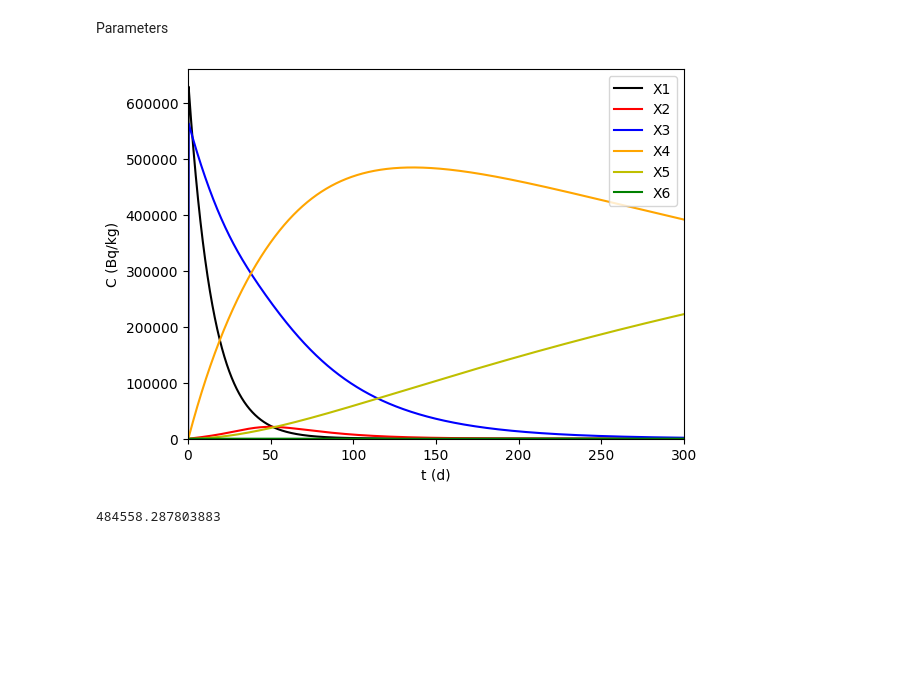
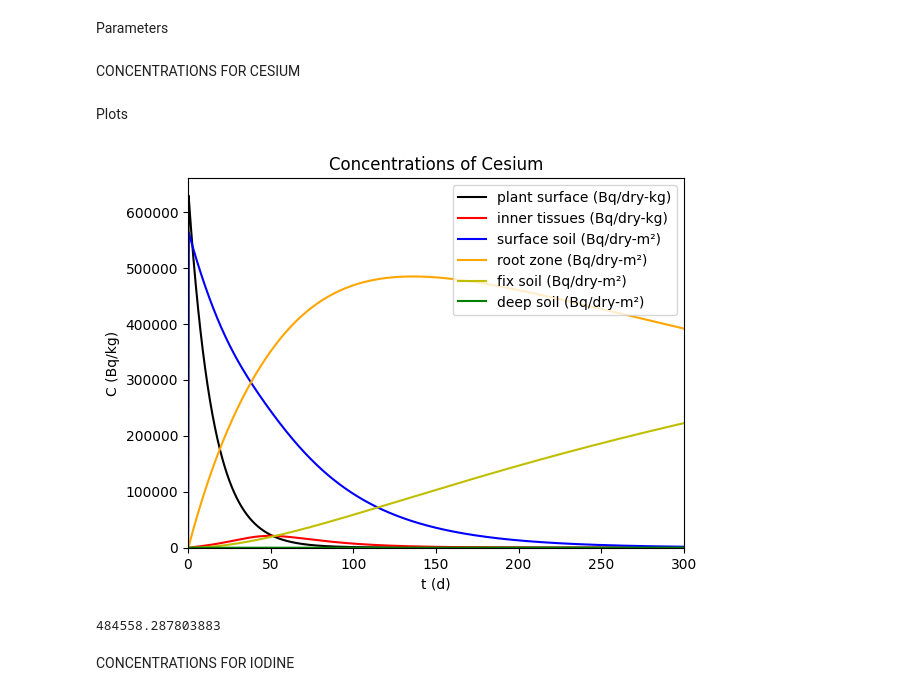
Before and after one commit to Raistlin11123/EI_Los_Angeles, a Jupyter notebook: main.ipynb, the cells around one changed output. Drawn from its saved outputs; the diff is of its cells as text; code cells hidden in the pictures; blank space fills up the shorter version.

```diff
--- a/main.ipynb
+++ b/main.ipynb
@@ -18,8 +18,11 @@ t = np.zeros(n+1)
 # %% [markdown]
 Input
 # %%
-C_air = np.zeros(n+1)
-C_air[:12] = [3.2*10**2, 3.2*10**3, 3.2*10**4, 3.2*10**4, 3.2*10**4, 3.2*10**4, 3.2*10**4, 3.2*10**4, 3.2*10**4, 3.2*10**3, 3.2*10**2, 0] # Concentration in the air (Bq/m^3)
+C_air_cs = np.zeros(n+1)
+C_air_i = np.zeros(n+1)
+
+C_air_cs[:12] = [3.2*10**2, 3.2*10**3, 3.2*10**4, 3.2*10**4, 3.2*10**4, 3.2*10**4, 3.2*10**4, 3.2*10**4, 3.2*10**4, 3.2*10**3, 3.2*10**2, 0] # Concentration in the air (Bq/m^3)
+C_air_i[:12] = [3.2*10**2, 3.2*10**3, 3.2*10**4, 3.2*10**4, 3.2*10**4, 3.2*10**4, 3.2*10**4, 3.2*10**4, 3.2*10**4, 3.2*10**3, 3.2*10**2, 0] # Concentration in the air (Bq/m^3)
 # %% [markdown]
 Parameters
 # %%
@@ -79,2 +85,4 @@ vd_cs = 0.0007 * 3600 * 24 #m/s for cesium
+# %% [markdown]
+CONCENTRATIONS FOR CESIUM
 # %%
 #Initial conditions
@@ -111,20 +119,25 @@ for i in range(n):
     t[i+1] = t[i] + dt #Time
+# %% [markdown]
+Plots
 # %%
 #Plot
-plt.plot(t, X1, color='black', label = 'X1')
-plt.plot(t, X2, color='r', label = 'X2')
-plt.plot(t, X3, color='blue', label = 'X3')
-plt.plot(t, X4, color='orange', label = 'X4')
-plt.plot(t, X5, color='y', label = 'X5')
-plt.plot(t, X6, color='g', label = 'X6')
+plt.plot(t, X1_cs, color='black', label = 'plant surface (Bq/dry-kg)')
+plt.plot(t, X2_cs, color='r', label = 'inner tissues (Bq/dry-kg)')
+plt.plot(t, X3_cs, color='blue', label = 'surface soil (Bq/dry-m²)')
+plt.plot(t, X4_cs, color='orange', label = 'root zone (Bq/dry-m²)')
+plt.plot(t, X5_cs, color='y', label = 'fix soil (Bq/dry-m²)')
+plt.plot(t, X6_cs, color='g', label = 'deep soil (Bq/dry-m²)')
+plt.title('Concentrations of Cesium')
 plt.xlabel('t (d)')
 plt.xlim(left=0, right=300)
 plt.ylim(bottom = 0)
 plt.ylabel('C (Bq/kg)')
 plt.legend(loc = 'upper right')
 plt.show()
 
-print(max(X4))
+print(max(X4_cs))
 # %% [output]
-[figure, old version]
+[figure, new version]
 484558.287803883
+# %% [markdown]
+CONCENTRATIONS FOR IODINE
```
Also changed, not shown: parts of 4 cells of this notebook.
